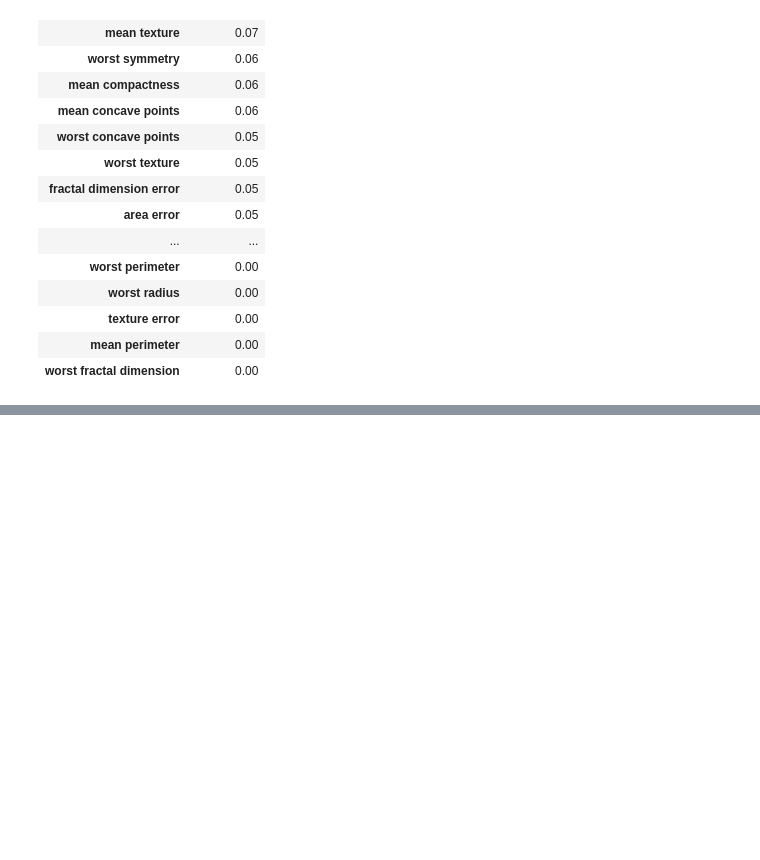
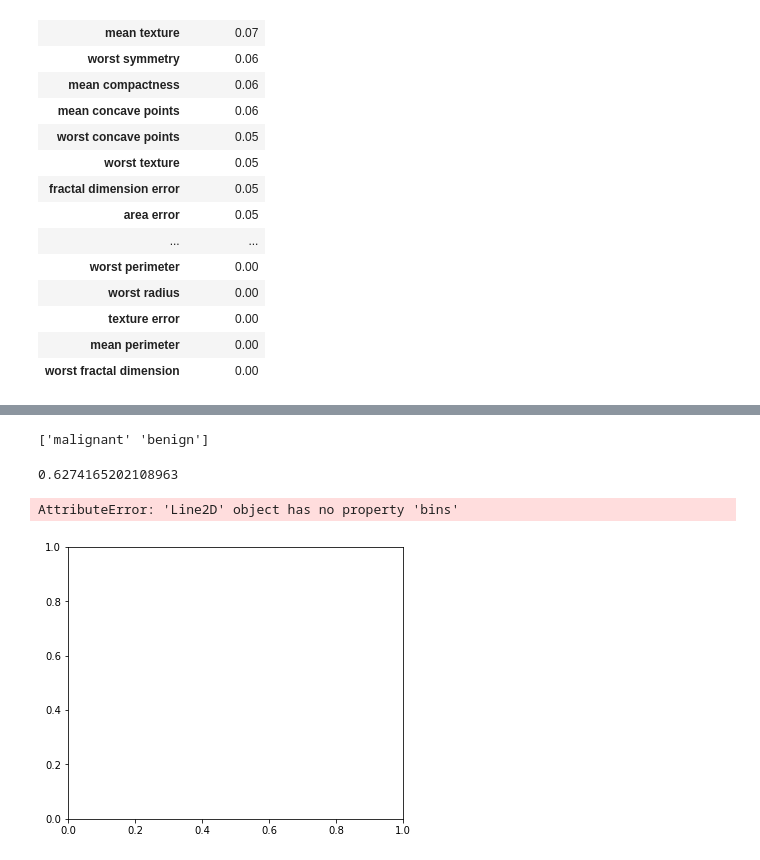
Before and after one commit to ThGail/Arbres_Decisionnels, a Jupyter notebook: Projet_App_Stat_Sujet_5.ipynb, the cells around one changed output, grey strips where cells are left out. Cells and saved outputs as stored; diff of their text form; code cells hidden in the pictures; blank space fills up the shorter version.

```diff
--- a/Projet_App_Stat_Sujet_5.ipynb
+++ b/Projet_App_Stat_Sujet_5.ipynb
@@ -292,0 +368,4 @@ boosting_interpretation
+# %%
+data_pd =  pd.DataFrame(data.data, columns = data.feature_names)
+# %%
+data_pd['target'] = y
@@ -292,0 +388,29 @@ boosting_interpretation
+# %%
+print(data.target_names)
+# %% [output]
+['malignant' 'benign']
+# %%
+print(y.mean())
+# %% [output]
+0.6274165202108963
+# %%
+df_benin = data_pd[data_pd['target']== 1]
+df_malignant = data_pd[data_pd['target']== 0]
+# %%
+for param in data.feature_names :
+    liste = []
+    #print(df_benin[param].mean())
+    #print(df_malignant[param].mean())
+    liste.append(df_benin[param].mean())
+    liste.append(df_malignant[param].mean())
+    plt.figure(figsize=(6,5))
+    plt.plot(liste,bins=20,range=(45,55),align="mid",rwidth=0.9,color="b",edgecolor="red",label="éprouvette")
+    #plt.hist(liste,bins=20,range=(45,55),align="mid",rwidth=0.9,color="b",edgecolor="red",label="éprouvette")
+    #plt.title("Volume d'eau contenu par une éprouvette graduée pour 50mL mesuré")
+    #plt.xlabel("Volume (mL)")
+    #plt.ylabel("Fréquence")
+    #plt.legend()
+    #plt.show()
+# %% [output]
+AttributeError: 'Line2D' object has no property 'bins'
+[figure, added]
```
Also changed, not shown: parts of 26 cells of this notebook.
